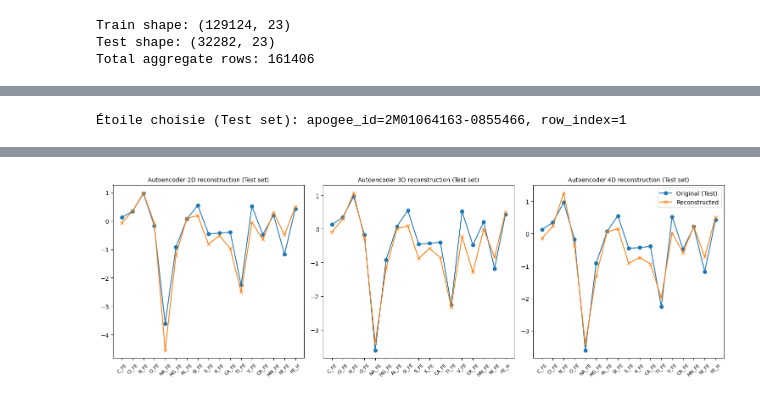
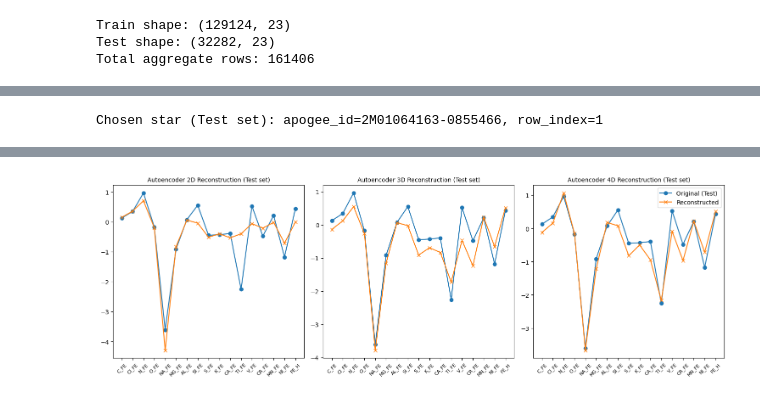
Before and after one commit to astrodeepnet/students-project-2024, a Jupyter notebook: notebooks/s2/dim_reduction/autoencoder.ipynb, the cells around one changed output, grey strips where cells are left out. Drawn from its saved outputs; the diff is of its cells as text; code cells hidden in the pictures.

```diff
--- a/notebooks/s2/dim_reduction/autoencoder.ipynb
+++ b/notebooks/s2/dim_reduction/autoencoder.ipynb
@@ -143,7 +286,7 @@ weight_folder = "output_weight"
 os.makedirs(weight_folder, exist_ok=True)
 
 # Training hyperparameters
-num_epochs = 1000
+num_epochs = 10
 patience = 1000
 criterion = nn.MSELoss()
 best_val_loss = float('inf')
@@ -153,10 +296,10 @@ epochs_no_improve = 0
 for latent_dim in [2, 3, 4]:
     print(f"\nTraining autoencoder with latent dimension: {latent_dim}")
 
-    model = Autoencoder(input_dim=17, latent_dim=latent_dim).to(device)
+    model = Autoencoder(input_dim=17, latent_dim=latent_dim, hidden_dim1=64, hidden_dim2=96, negative_slope=0.0056).to(device)
     model = torch.compile(model, mode="reduce-overhead")
 
-    optimizer = optim.Adam(model.parameters(), lr=1e-3)
+    optimizer = optim.Adam(model.parameters(), lr=0.0084)
 
 
     best_val_loss = float('inf')
@@ -298,64 +440,91 @@ plt.show()
 # %%
-col_names = list(val_data.columns)  # uniquement colonnes numériques du test (sans apogee_id)
+# Retrieve the list of numerical column names from the test DataFrame (excluding the 'apogee_id')
+col_names = list(val_data.columns)  # numeric columns only
 
+# Choose a specific star (apogee_id) to reconstruct
 chosen_id = "2M01064163-0855466"
 row_index = data_id_val[data_id_val == chosen_id].index
 if len(row_index) == 0:
-    raise ValueError(f"Impossible de trouver apogee_id='{chosen_id}' dans le jeu de TEST.")
+    raise ValueError(f"Unable to find apogee_id='{chosen_id}' in the TEST set.")
 row_index = row_index[0]
-print(f"Étoile choisie (Test set): apogee_id={chosen_id}, row_index={row_index}")
+print(f"Chosen star (Test set): apogee_id={chosen_id}, row_index={row_index}")
 
-original_abundance = val_data.iloc[row_index].values.astype(np.float32)  # corrigé ici : val_data au lieu de val_df
+# Extract the original abundance data (as a NumPy array of float32)
+original_abundance = val_data.iloc[row_index].values.astype(np.float32)
 
-# Tenseur correspondant uniquement au jeu de test
-x_star_tensor = val_tensor[row_index].unsqueeze(0).to(device)  # shape (1,17)
+# Create a tensor for this single test sample (shape will be (1, 17))
+x_star_tensor = val_tensor[row_index].unsqueeze(0).to(device)
 
+# Define the list of latent dimensions we want to reconstruct with
 latent_dims = [2, 3, 4]
-reconstructions = {}
+reconstructions = {}  # will store the reconstructed abundances for each latent dimension
 
 for d in latent_dims:
-    model = Autoencoder(input_dim=17, latent_dim=d).to(device)
-    compiled_model = model.compile()
+    # 1) Instantiate the same Autoencoder architecture as was used during training
+    model = Autoencoder(
+        input_dim=17,
+        latent_dim=d,
+        hidden_dim1=64,
+        hidden_dim2=96,
+        negative_slope=0.0056
+    ).to(device)
 
+    # compile the model so weight have the same name
+    model = torch.compile(model, mode="reduce-overhead")
+
+    # Construct the path to the saved weights for this dimension
     model_path = os.path.join(weight_folder, f"best_autoencoder_{d}D.pth")
     if not os.path.isfile(model_path):
-        print(f"*** Avertissement: Fichier de poids introuvable: {model_path} ***")
+        print(f"*** Warning: No weights file found for {d}D: {model_path} ***")
         continue
 
-    model.load_state_dict(torch.load(model_path, map_location=device))
+    # 2) Load the full state_dict of the model
+    state_dict = torch.load(model_path, map_location=device)
+    model.load_state_dict(state_dict)
+
+    # Put the model in evaluation mode
     model.eval()
 
+    # 4) Perform the forward pass to reconstruct our chosen test sample
     with torch.no_grad():
         x_recon = model(x_star_tensor).cpu().numpy().flatten()
 
+    # Store the reconstructed abundances in the dictionary
     reconstructions[d] = x_recon
 
+# --- Visualization ---
 fig, axes = plt.subplots(1, len(latent_dims), figsize=(5 * len(latent_dims), 5), dpi=100)
 
+# If there is only one latent dimension, wrap axes into a list
 if len(latent_dims) == 1:
     axes = [axes]
 
 for idx, d in enumerate(latent_dims):
     ax = axes[idx]
+
+    # If no reconstruction was done for this dimension, display a placeholder
     if d not in reconstructions:
         ax.text(0.5, 0.5, f"{d}D\nNo model", ha='center', va='center', transform=ax.transAxes)
         ax.axis("off")
         continue
 
+    # Retrieve the reconstructed data
     recon = reconstructions[d]
     x = np.arange(len(col_names))
 
+    # Plot the original (test) abundances against the reconstructed values
     ax.plot(x, original_abundance, marker='o', label="Original (Test)")
     ax.plot(x, recon, marker='x', label="Reconstructed")
 
     ax.set_xticks(x)
     ax.set_xticklabels(col_names, rotation=45, fontsize=8)
-    ax.set_title(f"Autoencoder {d}D reconstruction (Test set)", fontsize=10)
+    ax.set_title(f"Autoencoder {d}D Reconstruction (Test set)", fontsize=10)
 
+    # Place the legend on the last subplot
     if idx == len(latent_dims) - 1:
         ax.legend()
 
 plt.tight_layout()
 plt.show()
 # %% [output]
-Étoile choisie (Test set): apogee_id=2M01064163-0855466, row_index=1
+Chosen star (Test set): apogee_id=2M01064163-0855466, row_index=1
@@ -363,2 +531,2 @@ W0326 00:49:06.534000 21187 site-packages/torch/_inductor/utils.py:1137] [0/1] N
-[figure, old version]
+[figure, new version]
 # %%
```
Also changed, not shown: parts of 11 cells of this notebook, 3 other files.
